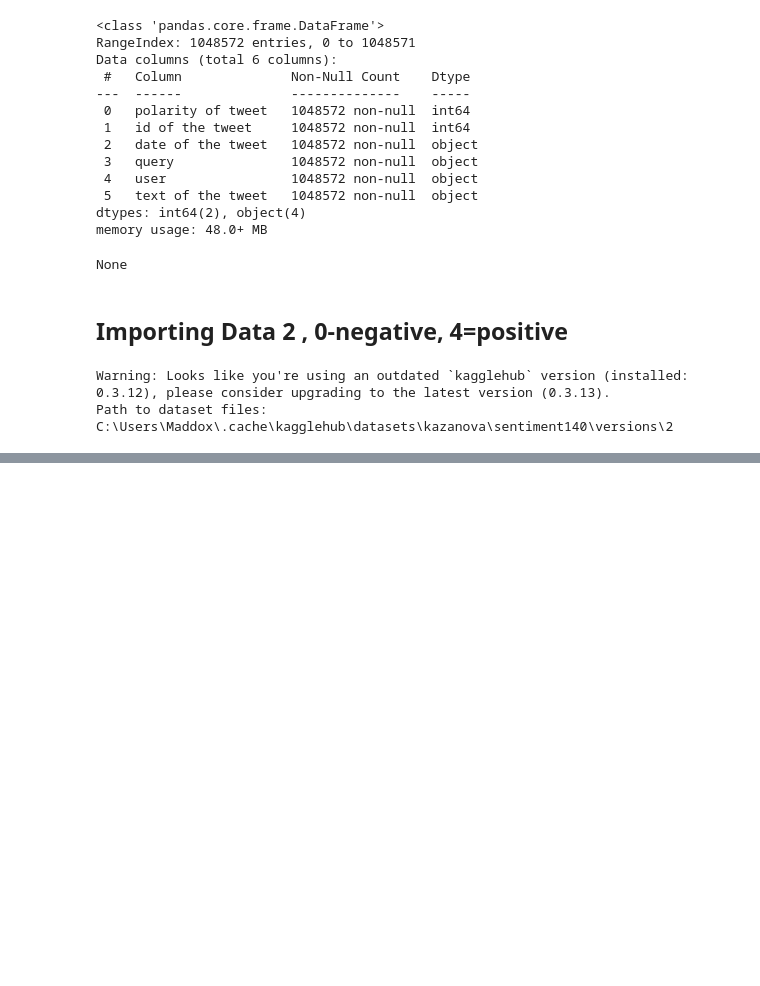
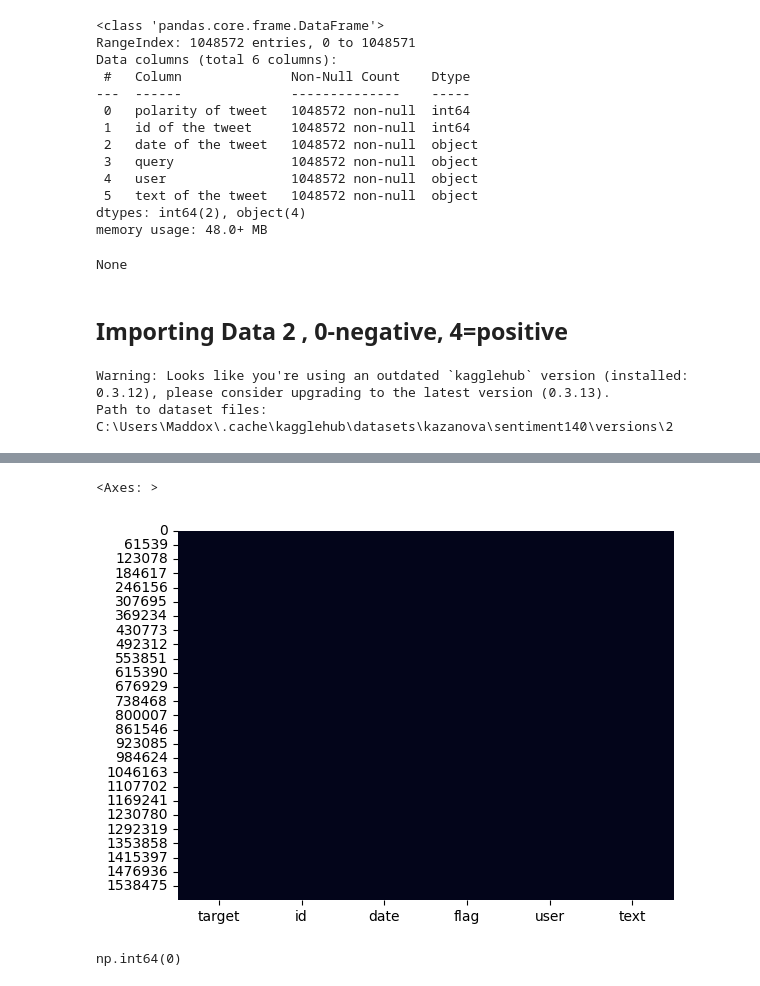
Before and after one commit to Maddox24425/Minor-Project, a Jupyter notebook: main.ipynb, the cells around one changed output, grey strips where cells are left out. Saved outputs shown, nothing was run; the diff lists cells and outputs as text; code cells hidden in the pictures; blank space fills up the shorter version.

```diff
--- a/main.ipynb
+++ b/main.ipynb
@@ -225,0 +221,6 @@ display(df5.sample())
+# %%
+#renaming columns
+cols=['target','id','date', 'flag', 'user','text']
+df5 = pd.read_csv(fullpath, names=cols, encoding="iso-8859-1")
+df_data=df5
+display(df_data.sample())
@@ -227,0 +255,10 @@ display(df5.sample())
+# %%
+# Visualize missing values for all columns in df_data
+sns.heatmap(df_data.isna(), cbar=False)
+# %% [output]
+<Axes: >
+[figure, added]
+# %%
+df_data.duplicated().sum()
+# %% [output]
+np.int64(0)
```
Also changed, not shown: parts of 15 cells of this notebook.
